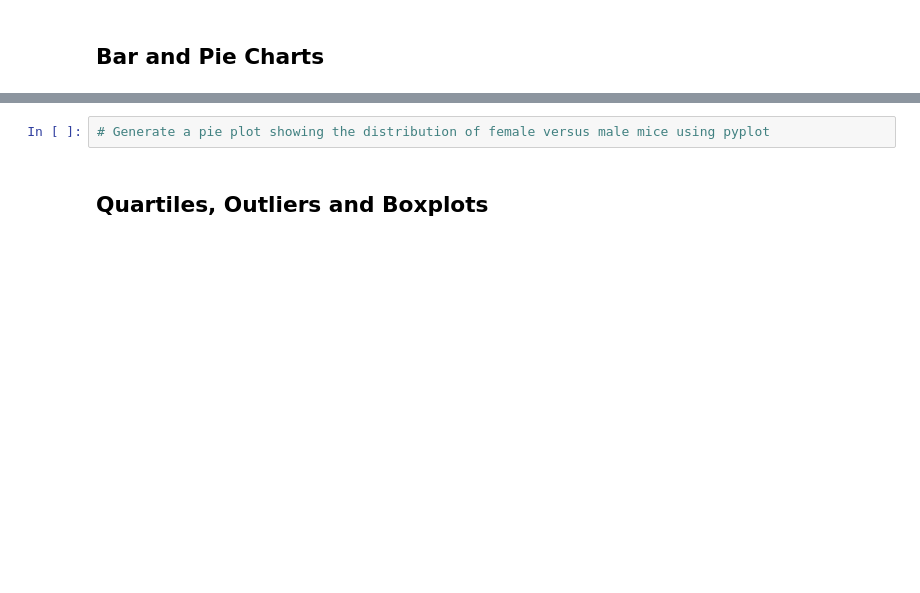
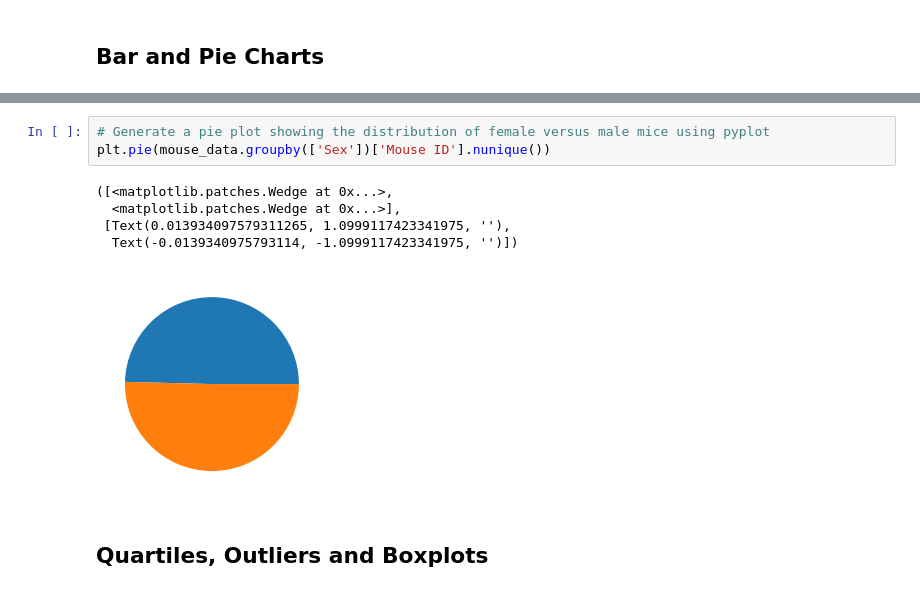
Before and after one commit to kimchikimchi/05-Pymaceuticals, a Jupyter notebook: pymaceuticals_starter.ipynb, the cells around one changed output, grey strips where cells are left out. Cells and saved outputs as stored; diff of their text form; blank space fills up the shorter version.

```diff
--- a/pymaceuticals_starter.ipynb
+++ b/pymaceuticals_starter.ipynb
@@ -159,5 +188,12 @@ mouse_data.groupby(['Drug Regimen'])['Tumor Volume (mm3)'].agg(['mean', 'median'
 # %%
 # Generate a pie plot showing the distribution of female versus male mice using pyplot
+plt.pie(mouse_data.groupby(['Sex'])['Mouse ID'].nunique())
+# %% [output]
+([<matplotlib.patches.Wedge at 0x...>,
+  <matplotlib.patches.Wedge at 0x...>],
+ [Text(0.013934097579311265, 1.0999117423341975, ''),
+  Text(-0.0139340975793114, -1.0999117423341975, '')])
+[figure, added]
 # %% [markdown]
 ## Quartiles, Outliers and Boxplots
 # %%
```
Also changed, not shown: parts of 6 cells of this notebook.
